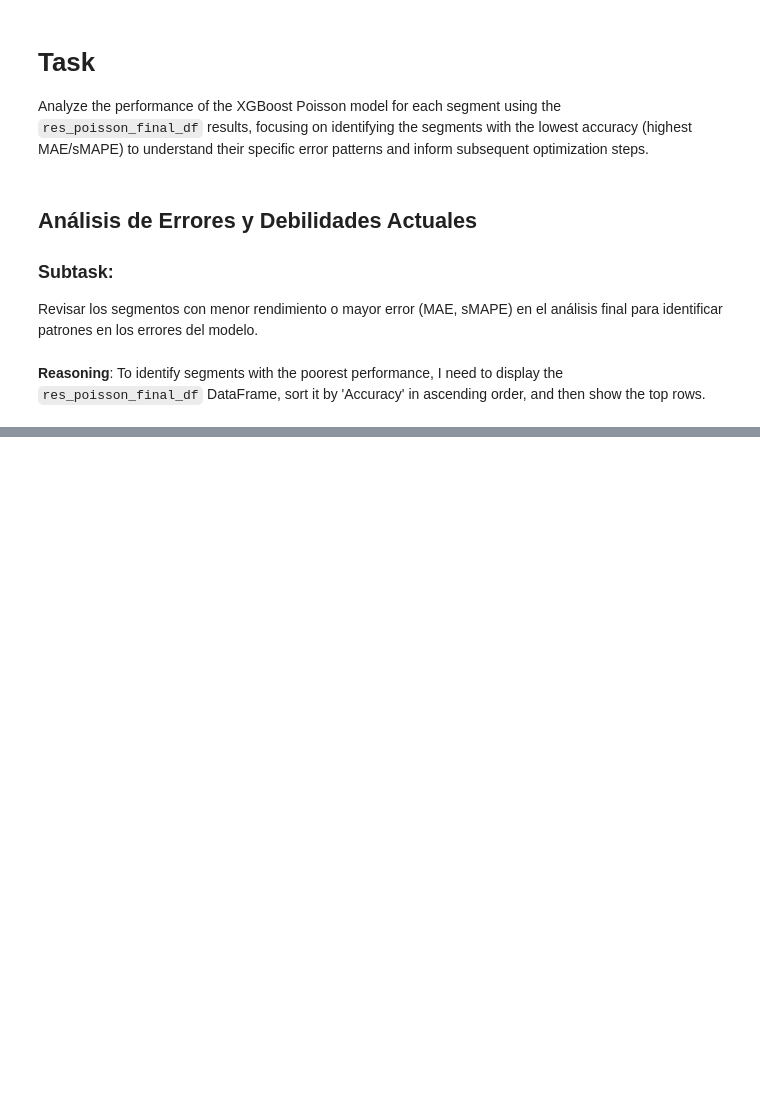
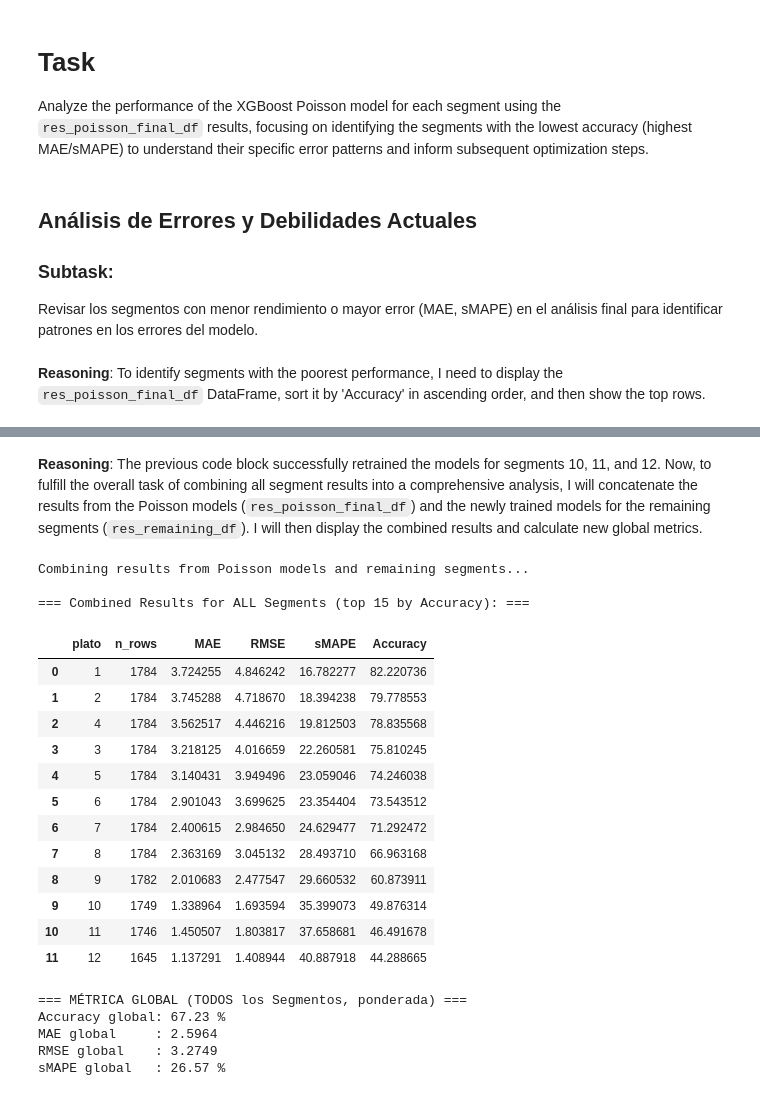
Before and after one commit to joseph7104/-1INF46-Plan_Compras_Produccion, a Jupyter notebook: notebooks/tuning/XGBOOST.ipynb, the cells around one changed output, grey strips where cells are left out. Cells and saved outputs as stored; diff of their text form; code cells hidden in the pictures; blank space fills up the shorter version.

```diff
--- a/notebooks/tuning/XGBOOST.ipynb
+++ b/notebooks/tuning/XGBOOST.ipynb
@@ -1425,0 +1589,6 @@ Basado en los resultados de `res_poisson_final_df` ordenados por `Accuracy` (men
+# %%
+segments_to_model = [10, 11, 12]
+df_remaining_segments = df[df[PLATO_COL].isin(segments_to_model)].copy()
+
+print(f"DataFrame para segmentos restantes (10, 11, 12): {df_remaining_segments.shape}")
+print(f"Segmentos únicos en df_remaining_segments: {df_remaining_segments[PLATO_COL].unique()}")
@@ -1425,0 +1784,58 @@ Basado en los resultados de `res_poisson_final_df` ordenados por `Accuracy` (men
+# %% [markdown]
+**Reasoning**:
+The previous code block successfully retrained the models for segments 10, 11, and 12. Now, to fulfill the overall task of combining all segment results into a comprehensive analysis, I will concatenate the results from the Poisson models (`res_poisson_final_df`) and the newly trained models for the remaining segments (`res_remaining_df`). I will then display the combined results and calculate new global metrics.
+# %%
+print("Combining results from Poisson models and remaining segments...")
+
+# Ensure column names are consistent before concatenation
+res_remaining_df_renamed = res_remaining_df.rename(columns={'plato': 'plato'})
+
+# Combine all results into a single DataFrame
+final_combined_results_df = pd.concat([
+    res_poisson_final_df[['plato', 'n_rows', 'MAE', 'RMSE', 'sMAPE', 'Accuracy']],
+    res_remaining_df_renamed[['plato', 'n_rows', 'MAE', 'RMSE', 'sMAPE', 'Accuracy(1-MAPE)']].rename(columns={'Accuracy(1-MAPE)': 'Accuracy'})
+])
+
+# Sort by Accuracy for consistent display
+final_combined_results_df = final_combined_results_df.sort_values("Accuracy", ascending=False).reset_index(drop=True)
+
+print("\n=== Combined Results for ALL Segments (top 15 by Accuracy): ===")
+display(final_combined_results_df.head(15))
+
+# Calculate Global Metrics for the combined results
+if not final_combined_results_df.empty:
+    total_n_combined = final_combined_results_df["n_rows"].sum()
+    acc_global_combined = (final_combined_results_df["Accuracy"] * final_combined_results_df["n_rows"]).sum() / total_n_combined
+    mae_global_combined = (final_combined_results_df["MAE"] * final_combined_results_df["n_rows"]).sum() / total_n_combined
+    rmse_global_combined= (final_combined_results_df["RMSE"] * final_combined_results_df["n_rows"]).sum() / total_n_combined
+    smape_global_combined = (final_combined_results_df["sMAPE"] * final_combined_results_df["n_rows"]).sum() / total_n_combined
+
+    print("\n=== M\u00c9TRICA GLOBAL (TODOS los Segmentos, ponderada) ===")
+    print(f"Accuracy global: {acc_global_combined:.2f} %")
+    print(f"MAE global     : {mae_global_combined:.4f}")
+    print(f"RMSE global    : {rmse_global_combined:.4f}")
+    print(f"sMAPE global   : {smape_global_combined:.2f} %")
+else:
+    print("No hay resultados para consolidar para todos los segmentos.")
+# %% [output]
+Combining results from Poisson models and remaining segments...
+
+=== Combined Results for ALL Segments (top 15 by Accuracy): ===
+|  | plato | n_rows | MAE | RMSE | sMAPE | Accuracy |
+| 0 | 1 | 1784 | 3.724255 | 4.846242 | 16.782277 | 82.220736 |
+| 1 | 2 | 1784 | 3.745288 | 4.718670 | 18.394238 | 79.778553 |
+| 2 | 4 | 1784 | 3.562517 | 4.446216 | 19.812503 | 78.835568 |
+| 3 | 3 | 1784 | 3.218125 | 4.016659 | 22.260581 | 75.810245 |
+| 4 | 5 | 1784 | 3.140431 | 3.949496 | 23.059046 | 74.246038 |
+| 5 | 6 | 1784 | 2.901043 | 3.699625 | 23.354404 | 73.543512 |
+| 6 | 7 | 1784 | 2.400615 | 2.984650 | 24.629477 | 71.292472 |
+| 7 | 8 | 1784 | 2.363169 | 3.045132 | 28.493710 | 66.963168 |
+| 8 | 9 | 1782 | 2.010683 | 2.477547 | 29.660532 | 60.873911 |
+| 9 | 10 | 1749 | 1.338964 | 1.693594 | 35.399073 | 49.876314 |
+| 10 | 11 | 1746 | 1.450507 | 1.803817 | 37.658681 | 46.491678 |
+| 11 | 12 | 1645 | 1.137291 | 1.408944 | 40.887918 | 44.288665 |
+=== MÉTRICA GLOBAL (TODOS los Segmentos, ponderada) ===
+Accuracy global: 67.23 %
+MAE global     : 2.5964
+RMSE global    : 3.2749
+sMAPE global   : 26.57 %
```
Also changed, not shown: parts of 60 cells of this notebook.
